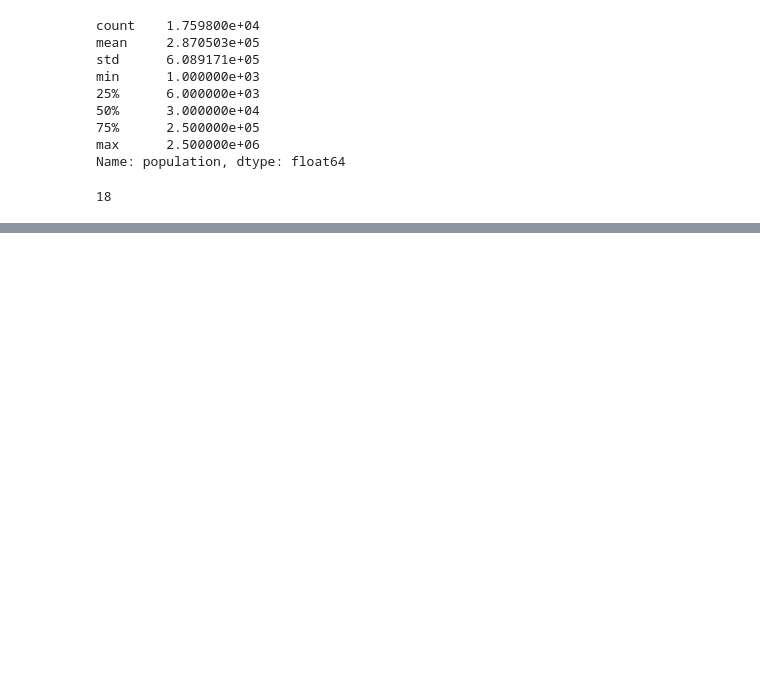
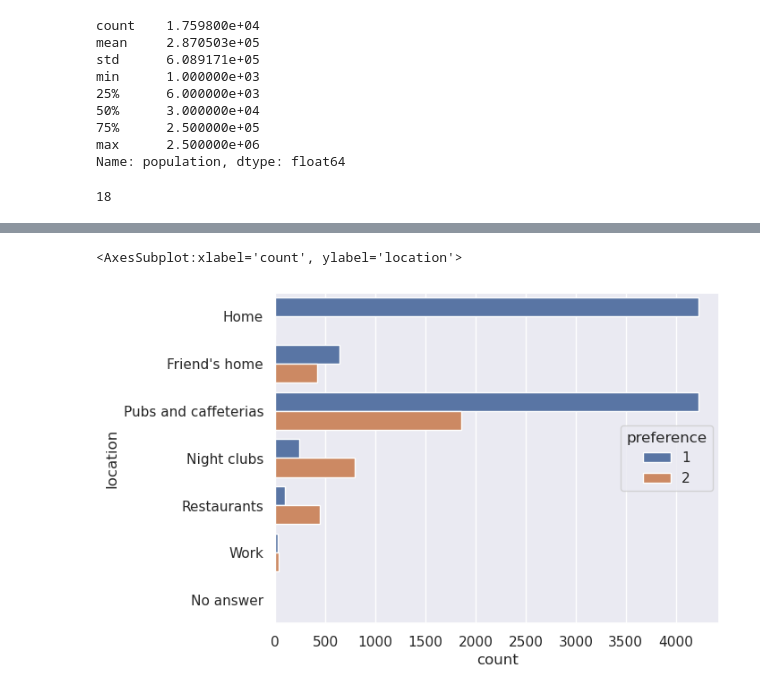
Before and after one commit to jueves/CIS1994, a Jupyter notebook: Exploration.ipynb, the cells around one changed output, grey strips where cells are left out. Drawn from its saved outputs; the diff is of its cells as text; code cells hidden in the pictures; blank space fills up the shorter version.

```diff
--- a/Exploration.ipynb
+++ b/Exploration.ipynb
@@ -74,0 +99,9 @@ data.population.isna().sum()
+# %%
+loc1 = pd.DataFrame({"location" : data.drink_loc1, "preference" : 1})
+loc2 = pd.DataFrame({"location" : data.drink_loc2, "preference" : 2})
+locs = pd.concat([loc1, loc2])
+# %%
+sns.countplot(data=locs, y="location", hue="preference")
+# %% [output]
+<AxesSubplot:xlabel='count', ylabel='location'>
+[figure, added]
```
Also changed, not shown: parts of 43 cells of this notebook.
